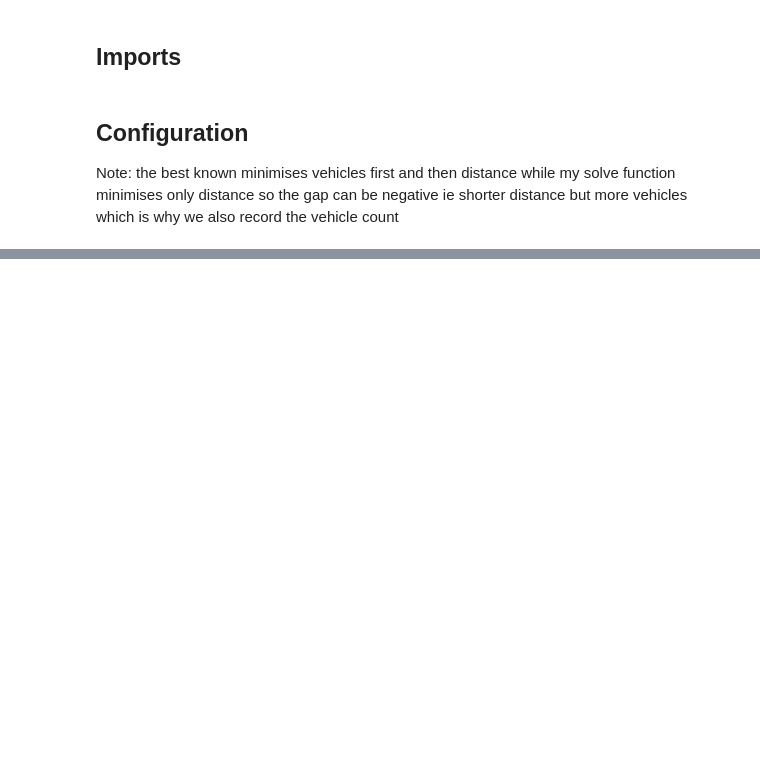
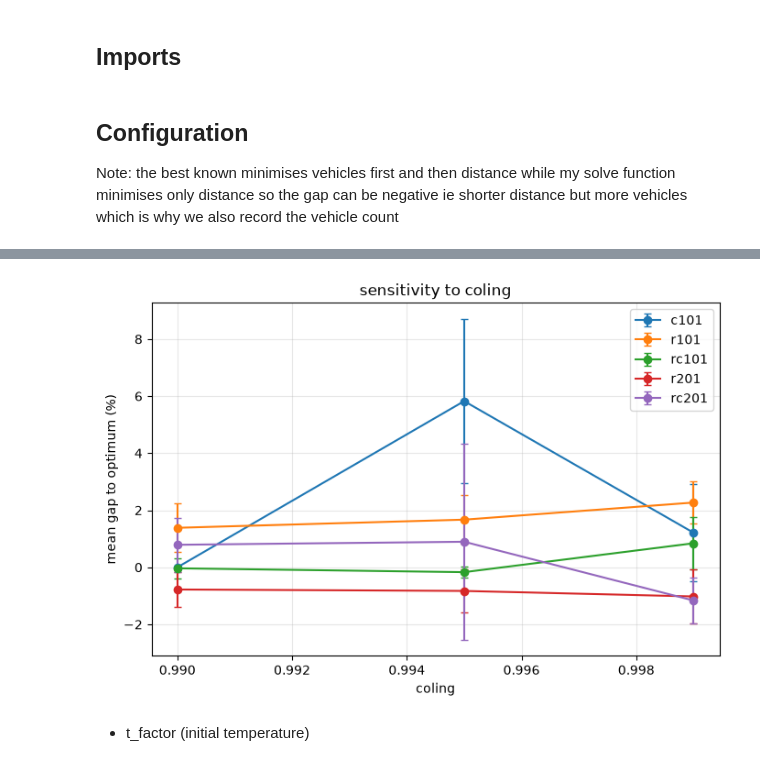
Before and after one commit to gra1111/Vehicle-Routing-Problem-Solver, a Jupyter notebook: notebooks/alns_tuning.ipynb, the cells around one changed output, grey strips where cells are left out. Cells and saved outputs as stored; diff of their text form; code cells hidden in the pictures; blank space fills up the shorter version.

```diff
--- a/notebooks/alns_tuning.ipynb
+++ b/notebooks/alns_tuning.ipynb
@@ -107,17 +134,0 @@ rc201 n=40 gap_mean=-2.168499936918184%  dist_mean=1376.4305069875234  time_mean
-# %%
-fig, ax = plt.subplots(figsize=(8, 5))
-for name in INSTANCES:
-    means = np.array([np.nanmean([r['gap'] for r in n_list
-                                  if r['instance'] == name and r['n'] == n_val])
-                      for n_val in DESTRUCTION_SIZES])
-    stds = np.array([np.nanstd([r['gap'] for r in n_list
-                                if r['instance'] == name and r['n'] == n_val])
-                     for n_val in DESTRUCTION_SIZES])
-    ax.errorbar(DESTRUCTION_SIZES, means, yerr=stds, marker='o', capsize=3, label=name)
-
-ax.set_xlabel('n (customers removed each iteration)')
-ax.set_ylabel('mean gap to optimum (%)')
-ax.set_title('sensitivity to the destruction size n')
-ax.grid(True, alpha=0.3)
-ax.legend()
-plt.show()
@@ -133,0 +143,15 @@ parece que un n razonable es entre 20 y 30, pero de nuevo, sera en estos caoss q
+# %%
+COLING_VALUES = [0.99, 0.995, 0.999]
+ITERATIONS = 300
+
+coling_list = []
+for name, path in INSTANCES.items():
+    instance = parse_solomon(path)
+    for coling in COLING_VALUES:
+        recs = run(name, instance, SEEDS, iterations=ITERATIONS, coling=coling)
+        coling_list+=recs
+        gaps = [r['gap'] for r in recs]
+        print(f'{name} coling={coling} gap_mean={np.nanmean(gaps)}%  '
+              f'dist_mean={np.mean([r["distance"] for r in recs])}  '
+              f'time_mean={np.mean([r["runtime"] for r in recs])}s  '
+              f'stop_mean={np.mean([r["stopped_at"] for r in recs])}')
@@ -133,0 +174,6 @@ parece que un n razonable es entre 20 y 30, pero de nuevo, sera en estos caoss q
+# %%
+plot_gap_vs_value(coling_list, 'coling', COLING_VALUES, 'sensitivity to coling')
+# %% [output]
+[figure, added]
+# %% [markdown]
+- t_factor (initial temperature)
```
Also changed, not shown: parts of 19 cells of this notebook, 1 other file.
